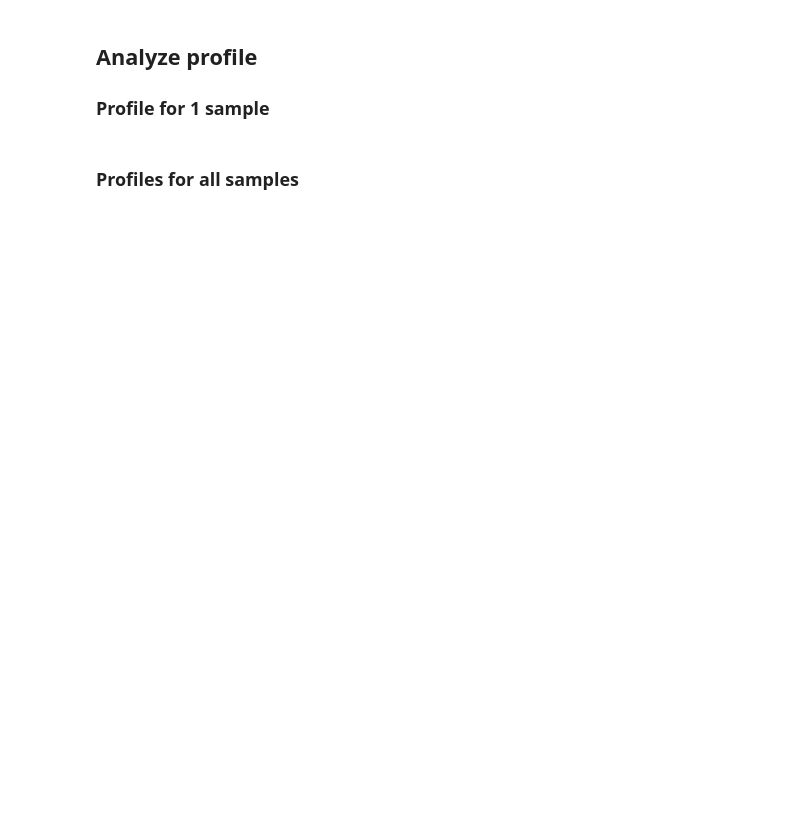
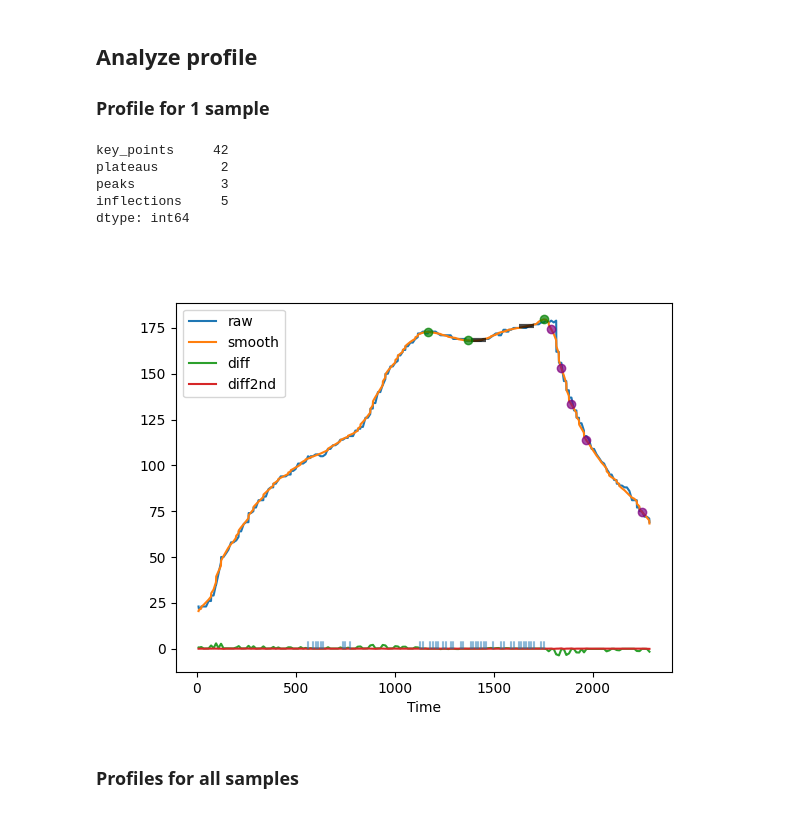
Before and after one commit to AgentschapPlantentuinMeise/MeiseCSI, a Jupyter notebook: notebooks/MAD_run.ipynb, the cells around one changed output. Saved outputs shown, nothing was run; the diff lists cells and outputs as text; code cells hidden in the pictures; blank space fills up the shorter version.

```diff
--- a/notebooks/MAD_run.ipynb
+++ b/notebooks/MAD_run.ipynb
@@ -159,18 +229,20 @@ mad_results.plot()
 # %%
 signal_settings = {
     'window_length': 20,
     'plateau_threshold': 0.05,
     'plateau_size': 60,
     'inflection_threshold': 0.05,
     'peak_height': 20
 }
-sample_data, ax = mad_results.identify_profile_features('T Pos. 1',**signal_settings)
-print({
-                'key_points':sample_data.key_point.sum(),
-                'plateaus':len(sample_data.plateau_start.dropna()),
-                'peaks':sample_data.peak.sum(),
-                'inflections':sample_data.inflection_point.sum()
-})
+sample_profile = mad_results.identify_profile_features('T Pos. 1',signal_settings=signal_settings)
+sample_profile.features
+# %% [output]
+key_points     42
+plateaus        2
+peaks           3
+inflections     5
+dtype: int64
+[figure, added]
 # %% [markdown]
 ### Profiles for all samples
 # %%
```
Also changed, not shown: parts of 8 cells of this notebook, 4 other files.
